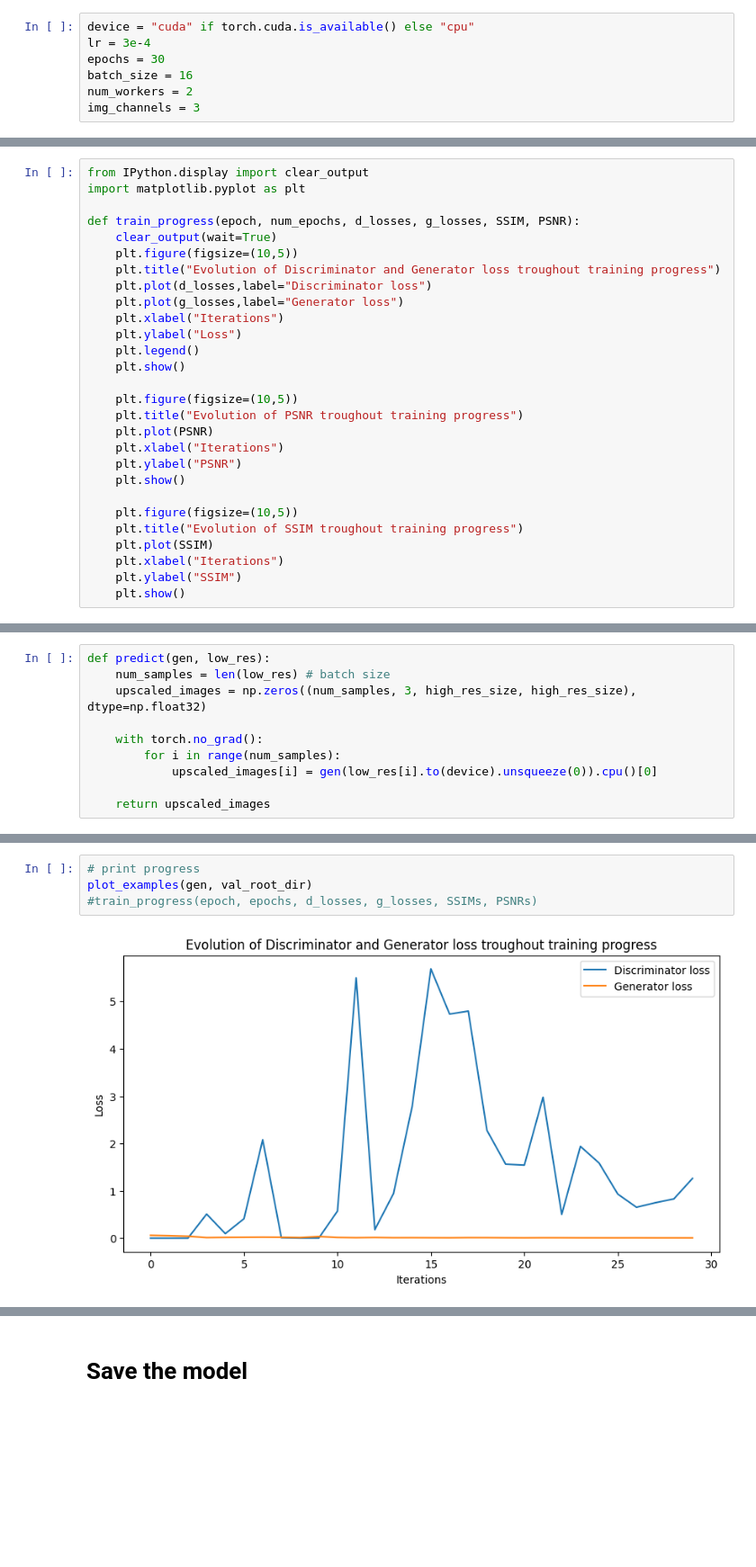
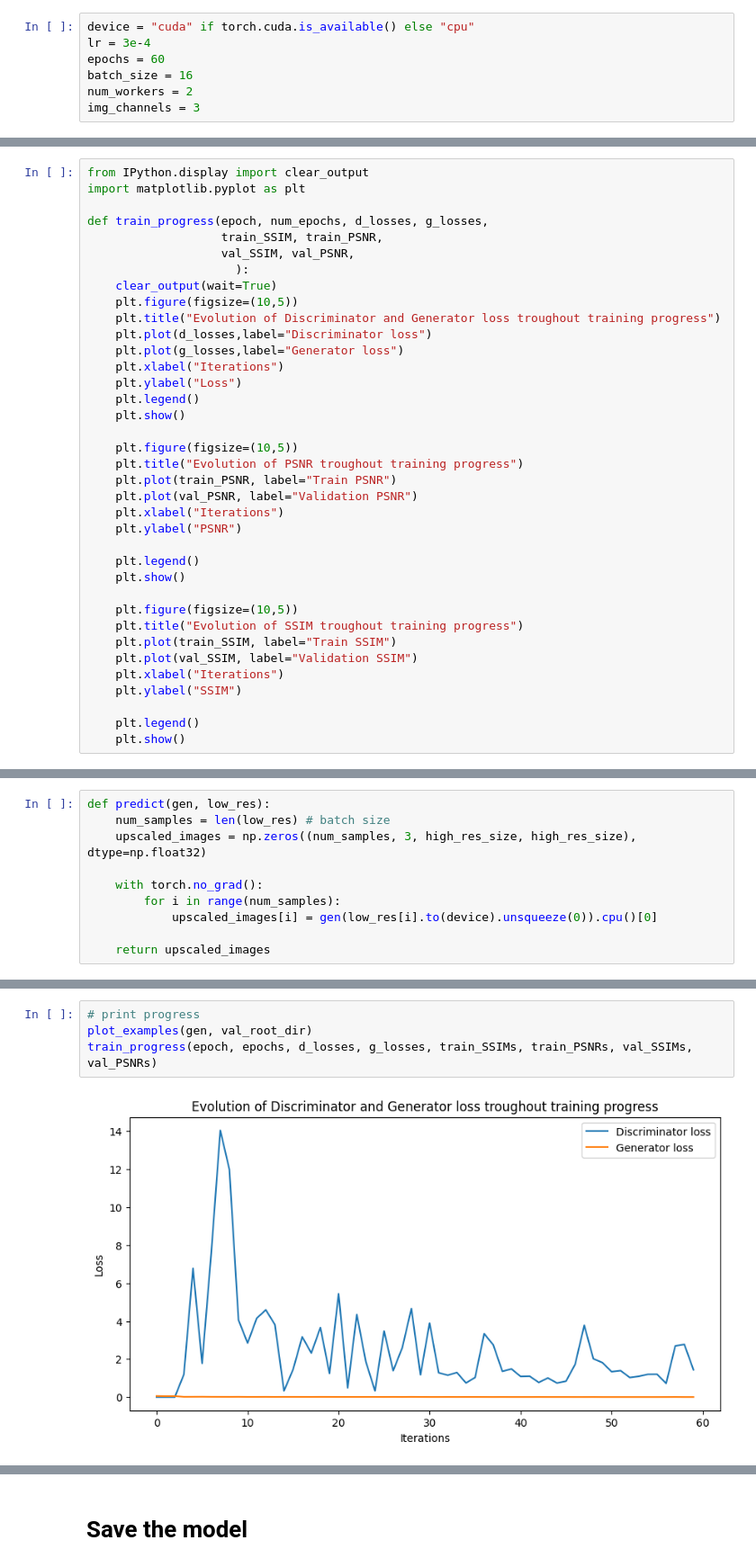
Before and after one commit to MightyCode/Super-Resolution-Project, a Jupyter notebook: srgan-image-super-resolution-pytorch.ipynb, the cells around one changed output, grey strips where cells are left out. Shown at 90% size. Saved outputs shown, nothing was run; the diff lists cells and outputs as text; blank space fills up the shorter version.

```diff
--- a/srgan-image-super-resolution-pytorch.ipynb
+++ b/srgan-image-super-resolution-pytorch.ipynb
@@ -133,7 +133,7 @@ show_image(val_root_dir)
 # %%
 device = "cuda" if torch.cuda.is_available() else "cpu"
 lr = 3e-4
-epochs = 30
+epochs = 60
 batch_size = 16
 num_workers = 2
 img_channels = 3
@@ -311,7 +311,10 @@ def plot_examples(gen, root_dir: str):
 from IPython.display import clear_output
 import matplotlib.pyplot as plt
 
-def train_progress(epoch, num_epochs, d_losses, g_losses, SSIM, PSNR):
+def train_progress(epoch, num_epochs, d_losses, g_losses,
+                   train_SSIM, train_PSNR,
+                   val_SSIM, val_PSNR,
+                     ):
     clear_output(wait=True)
     plt.figure(figsize=(10,5))
     plt.title("Evolution of Discriminator and Generator loss troughout training progress")
@@ -324,16 +327,22 @@ def train_progress(epoch, num_epochs, d_losses, g_losses, SSIM, PSNR):
 
     plt.figure(figsize=(10,5))
     plt.title("Evolution of PSNR troughout training progress")
-    plt.plot(PSNR)
+    plt.plot(train_PSNR, label="Train PSNR")
+    plt.plot(val_PSNR, label="Validation PSNR")
     plt.xlabel("Iterations")
     plt.ylabel("PSNR")
+
+    plt.legend()
     plt.show()
 
     plt.figure(figsize=(10,5))
     plt.title("Evolution of SSIM troughout training progress")
-    plt.plot(SSIM)
+    plt.plot(train_SSIM, label="Train SSIM")
+    plt.plot(val_SSIM, label="Validation SSIM")
     plt.xlabel("Iterations")
     plt.ylabel("SSIM")
+
+    plt.legend()
     plt.show()
 # %% [markdown]
 # the training loop
@@ -511,6 +536,6 @@ Disc loss : 1.2638758420944214 | Gen loss : 0.0067898789420723915 | PSNR : 17.98
 # %%
 # print progress
 plot_examples(gen, val_root_dir)
-#train_progress(epoch, epochs, d_losses, g_losses, SSIMs, PSNRs)
+train_progress(epoch, epochs, d_losses, g_losses, train_SSIMs, train_PSNRs, val_SSIMs, val_PSNRs)
 # %% [output]
-[figure, old version]
+[figure, new version]
```
Also changed, not shown: parts of 8 cells of this notebook, 2 other files.
